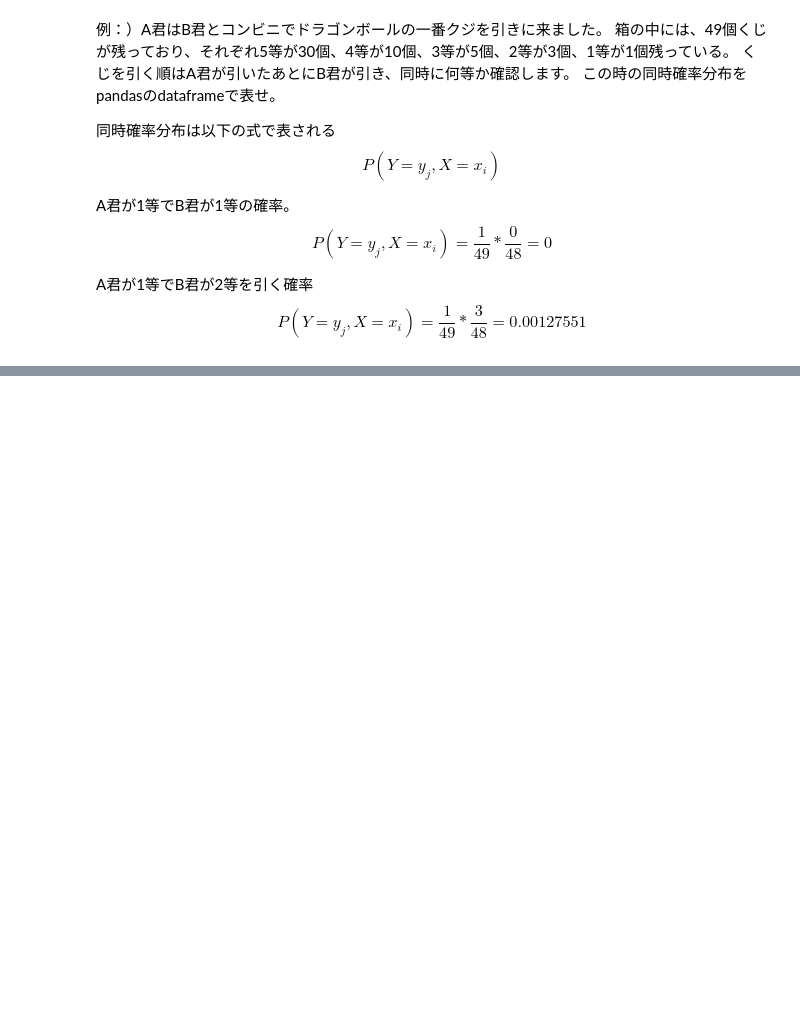
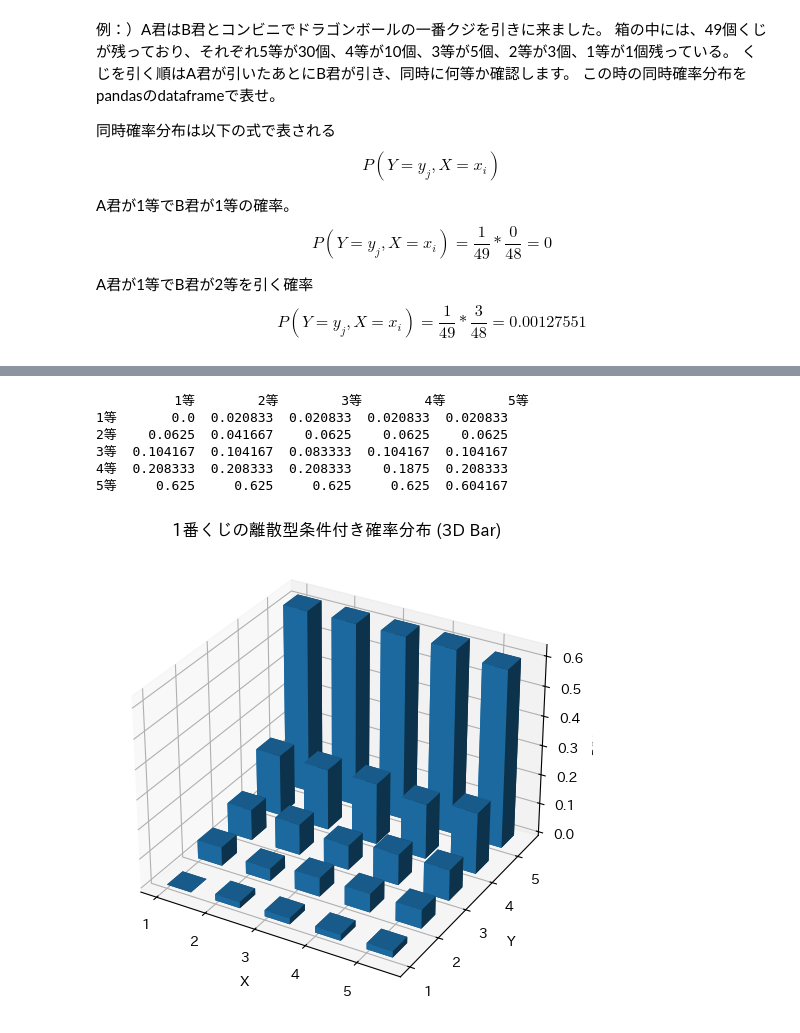
Before and after one commit to Shiraishi-Shodai/Matsuo-Labo-Practice, a Jupyter notebook: simultaneousDistribution.ipynb, the cells around one changed output, grey strips where cells are left out. Saved outputs shown, nothing was run; the diff lists cells and outputs as text; code cells hidden in the pictures; blank space fills up the shorter version.

```diff
--- a/simultaneousDistribution.ipynb
+++ b/simultaneousDistribution.ipynb
@@ -97,0 +120,40 @@ plt.show()
+# %%
+# 条件付き確率分布を格納するデータフレーム
+conditional_probability_distribution_df = pd.DataFrame(index=random_variable_keys, columns=random_variable_keys)
+for x_i in random_variable_keys:
+    for y_j in random_variable_keys:
+        # 条件付き確率を計算
+        conditional_probability = simultaneous_probability_distribution_df.loc[y_j, x_i] / simultaneous_probability_distribution_df.loc["P(X)", x_i]
+        conditional_probability_distribution_df.loc[y_j, x_i] = conditional_probability
+
+print(conditional_probability_distribution_df)
+# %% [output]
+          1等        2等        3等        4等        5等
+1等       0.0  0.020833  0.020833  0.020833  0.020833
+2等    0.0625  0.041667    0.0625    0.0625    0.0625
+3等  0.104167  0.104167  0.083333  0.104167  0.104167
+4等  0.208333  0.208333  0.208333    0.1875  0.208333
+5等     0.625     0.625     0.625     0.625  0.604167
+# %%
+fig = plt.figure(figsize=(7,6))
+ax = fig.add_subplot(111, projection='3d')
+
+# X, Y, 確率変数 P(X = x_i, Y = y_j)
+
+X, Y = np.meshgrid([1, 2, 3, 4, 5], [1, 2, 3, 4, 5])
+X = X.flatten()
+Y = Y.flatten()
+
+# 周辺確率を含まず、同時確率のみ抽出
+P = conditional_probability_distribution_df.iloc[:5, :5].to_numpy(np.float64).flatten()
+
+# 3D棒グラフの描画 dzとdyは棒グラフ1つ分ののx軸とy軸の幅, dzは棒グラフの高さ, shade=Trueは影をつける
+ax.bar3d(X, Y, np.zeros_like(P), dx=0.5, dy=0.5, dz=P, shade=True)
+
+ax.set_xlabel("X")
+ax.set_ylabel("Y")
+ax.set_zlabel("P(X,Y)")
+ax.set_title("1番くじの離散型条件付き確率分布 (3D Bar)")
+plt.show()
+# %% [output]
+[figure, added]
```
Also changed, not shown: parts of 3 cells of this notebook.
